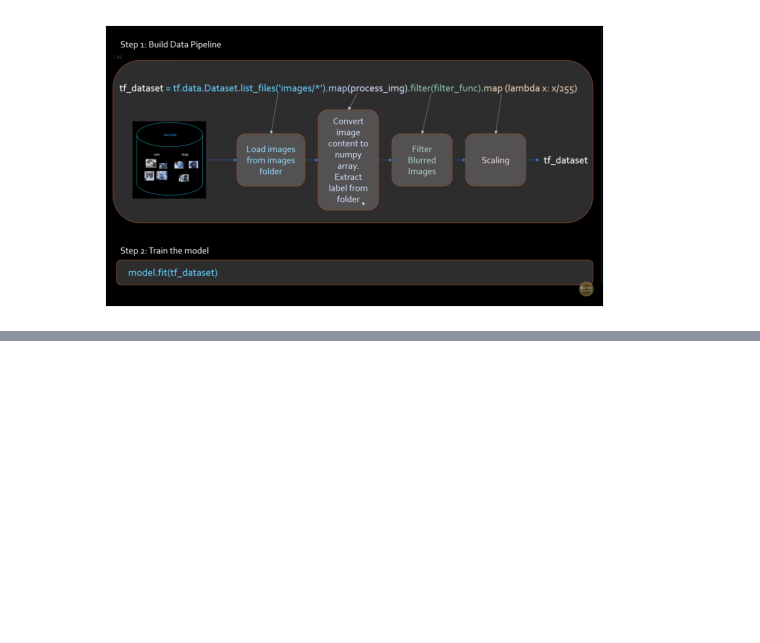
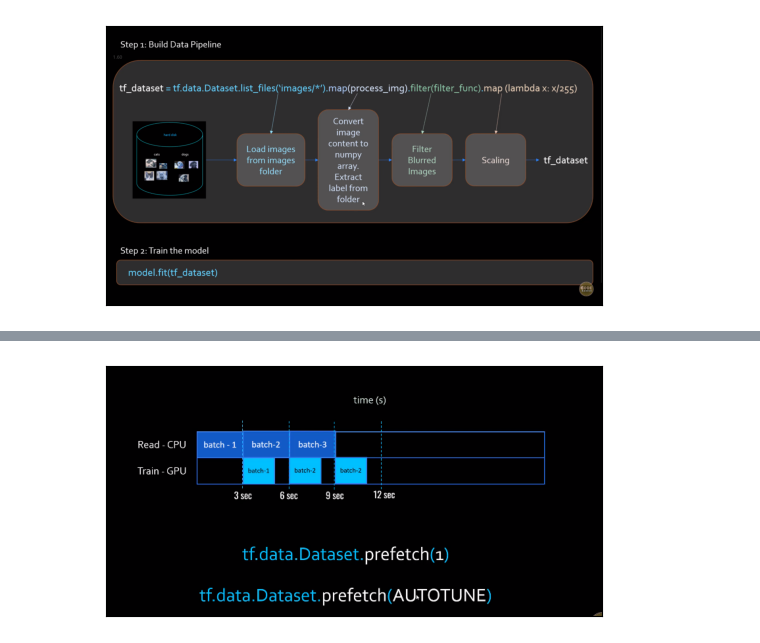
Before and after one commit to yasin-arafat-05/FaceNet, a Jupyter notebook: 01_basic/tensorflow_input_pipeline.ipynb, the cells around one changed output, grey strips where cells are left out. Drawn from its saved outputs; the diff is of its cells as text; code cells hidden in the pictures; blank space fills up the shorter version.

```diff
--- a/01_basic/tensorflow_input_pipeline.ipynb
+++ b/01_basic/tensorflow_input_pipeline.ipynb
@@ -67,0 +83,4 @@ showImg("../note_image/pic28.png")
+# %%
+showImg("../note_image/pic32.png")
+# %% [output]
+[figure, added]
```
Also changed, not shown: parts of 12 cells of this notebook.
